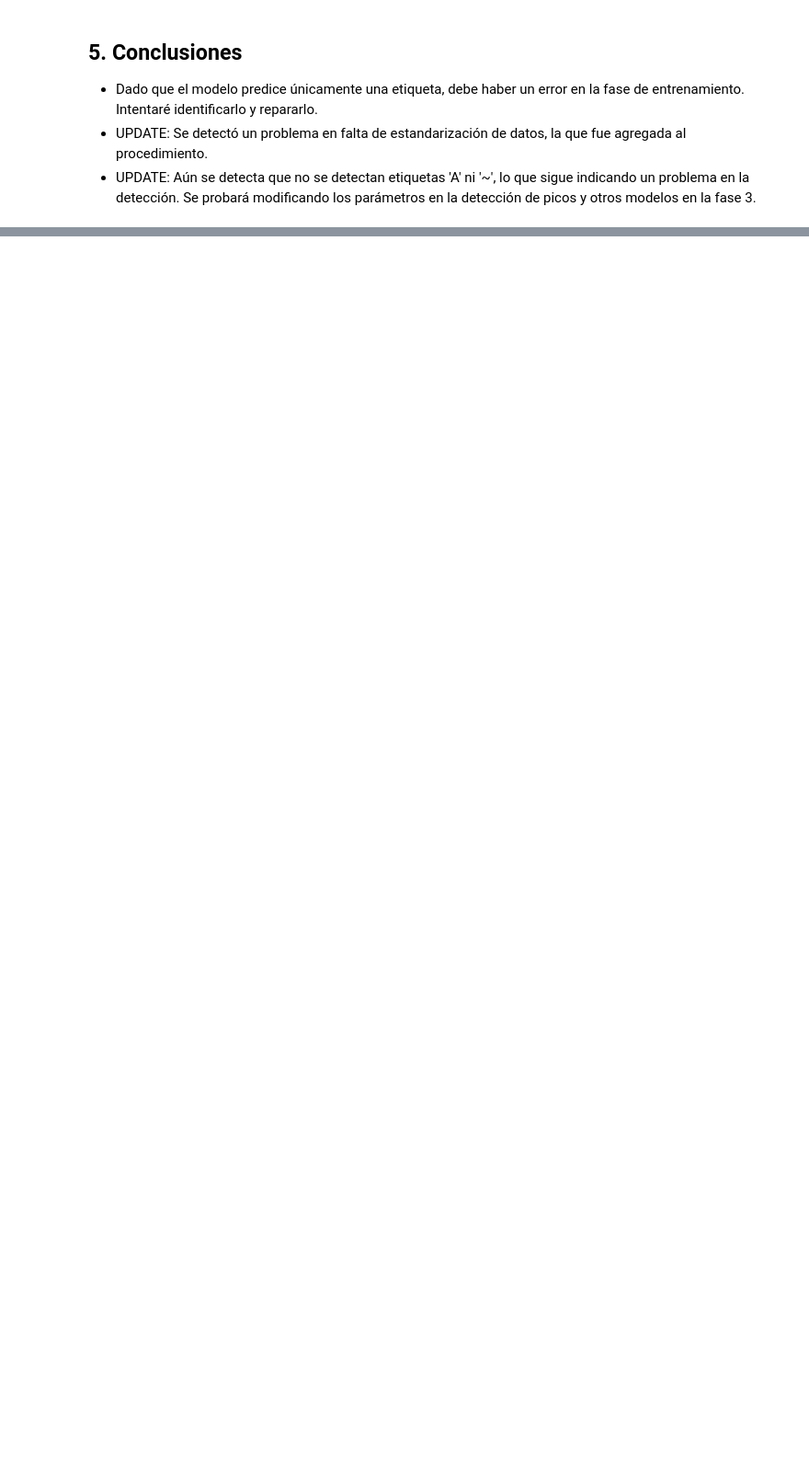
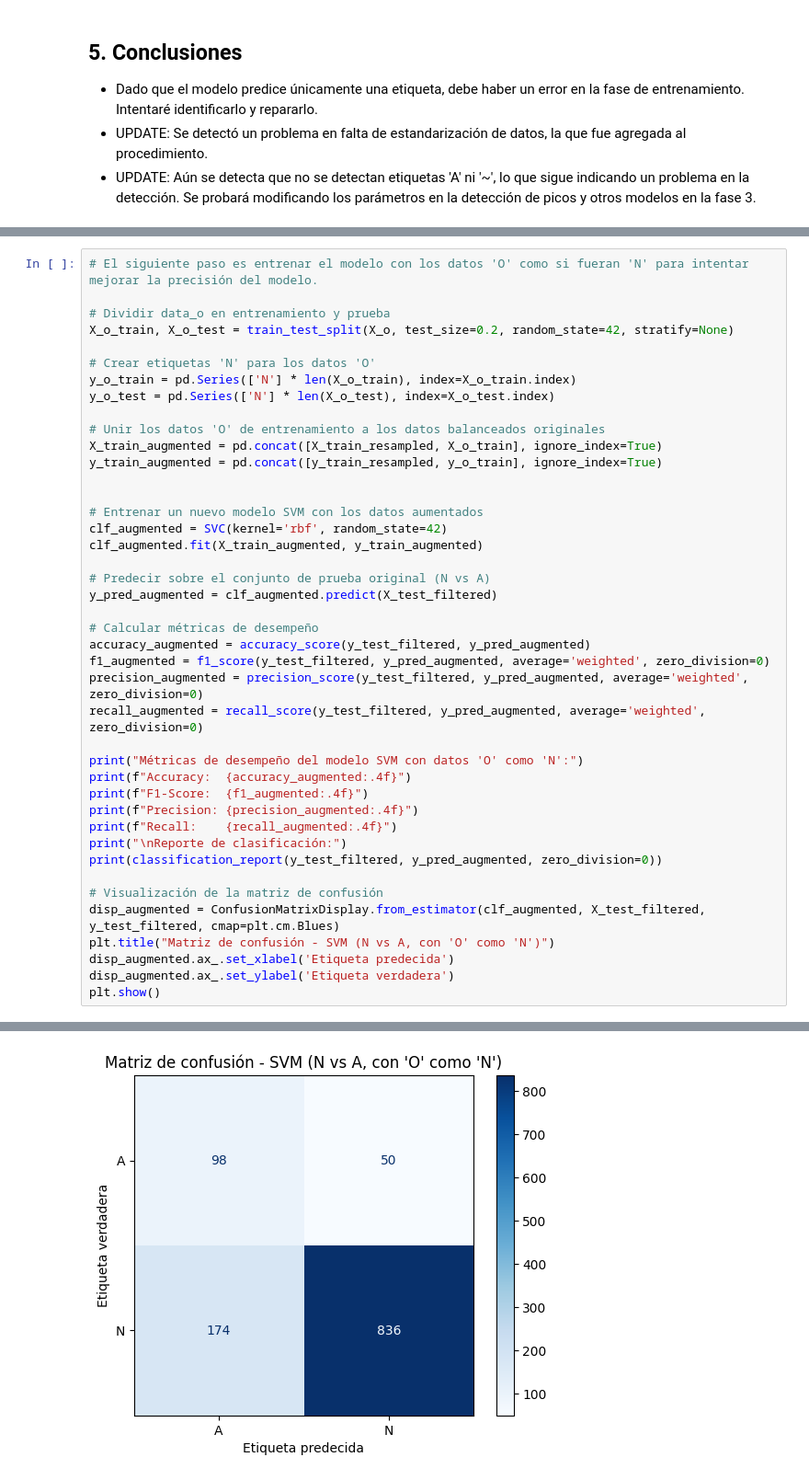
Before and after one commit to Mrldmz/MachineLearning, a Jupyter notebook: proyecto/Semana_2_Reproduccion_Baseline.ipynb, the cells around one changed output, grey strips where cells are left out. Shown at 92% size. Drawn from its saved outputs; the diff is of its cells as text; blank space fills up the shorter version.

```diff
--- a/proyecto/Semana_2_Reproduccion_Baseline.ipynb
+++ b/proyecto/Semana_2_Reproduccion_Baseline.ipynb
@@ -180,0 +379,43 @@ weighted avg       0.54      0.60      0.47      1706
+# %%
+# El siguiente paso es entrenar el modelo con los datos 'O' como si fueran 'N' para intentar mejorar la precisión del modelo.
+
+# Dividir data_o en entrenamiento y prueba
+X_o_train, X_o_test = train_test_split(X_o, test_size=0.2, random_state=42, stratify=None)
+
+# Crear etiquetas 'N' para los datos 'O'
+y_o_train = pd.Series(['N'] * len(X_o_train), index=X_o_train.index)
+y_o_test = pd.Series(['N'] * len(X_o_test), index=X_o_test.index)
+
+# Unir los datos 'O' de entrenamiento a los datos balanceados originales
+X_train_augmented = pd.concat([X_train_resampled, X_o_train], ignore_index=True)
+y_train_augmented = pd.concat([y_train_resampled, y_o_train], ignore_index=True)
+
+
+# Entrenar un nuevo modelo SVM con los datos aumentados
+clf_augmented = SVC(kernel='rbf', random_state=42)
+clf_augmented.fit(X_train_augmented, y_train_augmented)
+
+# Predecir sobre el conjunto de prueba original (N vs A)
+y_pred_augmented = clf_augmented.predict(X_test_filtered)
+
+# Calcular métricas de desempeño
+accuracy_augmented = accuracy_score(y_test_filtered, y_pred_augmented)
+f1_augmented = f1_score(y_test_filtered, y_pred_augmented, average='weighted', zero_division=0)
+precision_augmented = precision_score(y_test_filtered, y_pred_augmented, average='weighted', zero_division=0)
+recall_augmented = recall_score(y_test_filtered, y_pred_augmented, average='weighted', zero_division=0)
+
+print("Métricas de desempeño del modelo SVM con datos 'O' como 'N':")
+print(f"Accuracy:  {accuracy_augmented:.4f}")
+print(f"F1-Score:  {f1_augmented:.4f}")
+print(f"Precision: {precision_augmented:.4f}")
+print(f"Recall:    {recall_augmented:.4f}")
+print("\nReporte de clasificación:")
+print(classification_report(y_test_filtered, y_pred_augmented, zero_division=0))
+
+# Visualización de la matriz de confusión
+disp_augmented = ConfusionMatrixDisplay.from_estimator(clf_augmented, X_test_filtered, y_test_filtered, cmap=plt.cm.Blues)
+plt.title("Matriz de confusión - SVM (N vs A, con 'O' como 'N')")
+disp_augmented.ax_.set_xlabel('Etiqueta predecida')
+disp_augmented.ax_.set_ylabel('Etiqueta verdadera')
+plt.show()
+# %% [output]
@@ -180,0 +437 @@ weighted avg       0.54      0.60      0.47      1706
+[figure, added]
```
Also changed, not shown: parts of 9 cells of this notebook.
